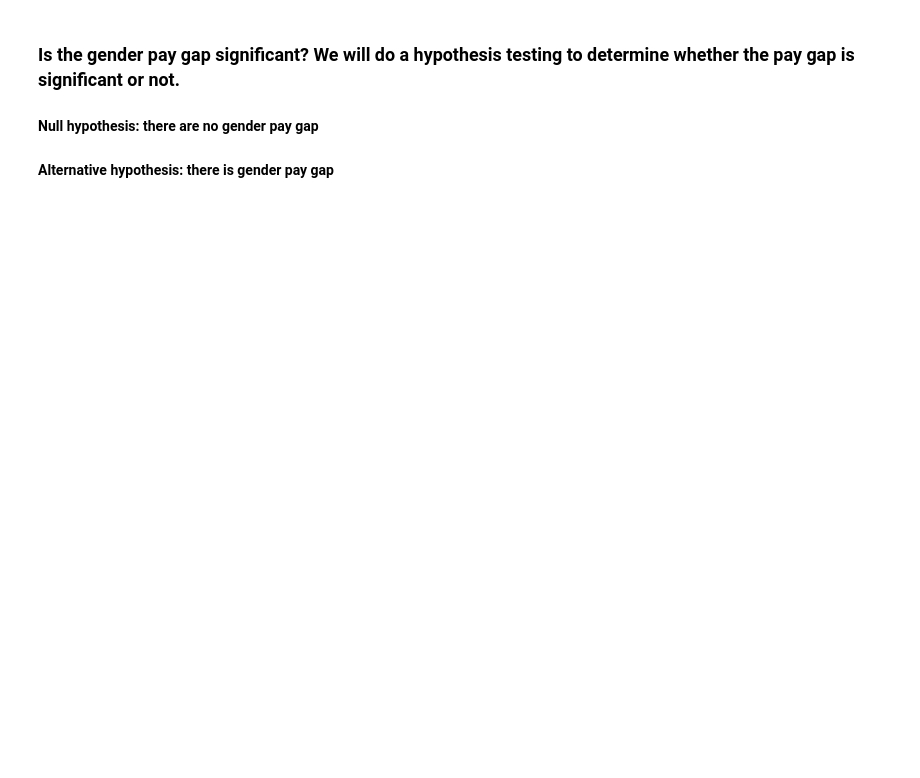
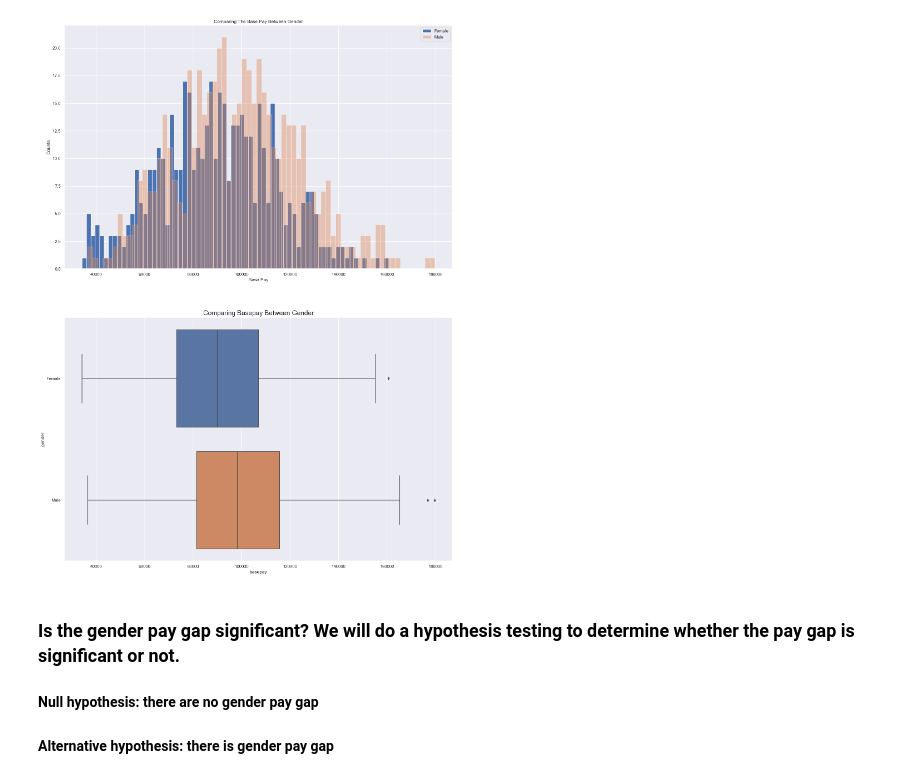
Before and after one commit to smartworkz-kyriacos/pay-gender-gap, a Jupyter notebook: Gender_Pay_Gap.ipynb, the cells around one changed output. Cells and saved outputs as stored; diff of their text form; code cells hidden in the pictures; blank space fills up the shorter version.

```diff
--- a/Gender_Pay_Gap.ipynb
+++ b/Gender_Pay_Gap.ipynb
@@ -16,7 +16,7 @@ plt.rcParams['figure.figsize']=(12,8)
 # %%
 # load and read data
 
-pay = pd.read_csv('glassdoor_gender_pay_gap.csv')
+pay = pd.read_csv('glassdoor-gender-pay-gap.csv')
 # %%
 # brief summary of data
 
@@ -51,22 +95,24 @@ male_pay = pay.loc[pay['gender']=='Male','basepay']
 # %%
 # compare average base pay according to gender
 
 fig=plt.gcf()
 fig.set_size_inches(18,25)
 
 plt.subplot(2,1,1)
 fem_pay = pay.loc[pay['gender']=='Female','basepay'].hist(bins=70)
 male_pay = pay.loc[pay['gender']=='Male','basepay'].hist(bins=70,alpha=.4)
 plt.xlabel('Base Pay');
 plt.ylabel('Counts');
-plt.title('Comparing The Base Pay Between Gender', Fontsize=17);
+plt.title('Comparing The Base Pay Between Gender');
 plt.legend(['Female','Male']);
 
 
 # using boxplot to visualize the difference in base pay between female and male
 plt.subplot(2,1,2)
 sns.boxplot(data = pay, y='gender', x='basepay');
 plt.title('Comparing Basepay Between Gender', fontsize=17);
+# %% [output]
+[figure, added]
 # %% [markdown]
 ### Is the gender pay gap significant?  We will do a hypothesis testing to determine whether the pay gap is significant or not.
 #### Null hypothesis: there are no gender pay gap
```
Also changed, not shown: parts of 20 cells of this notebook, 11 other files.
